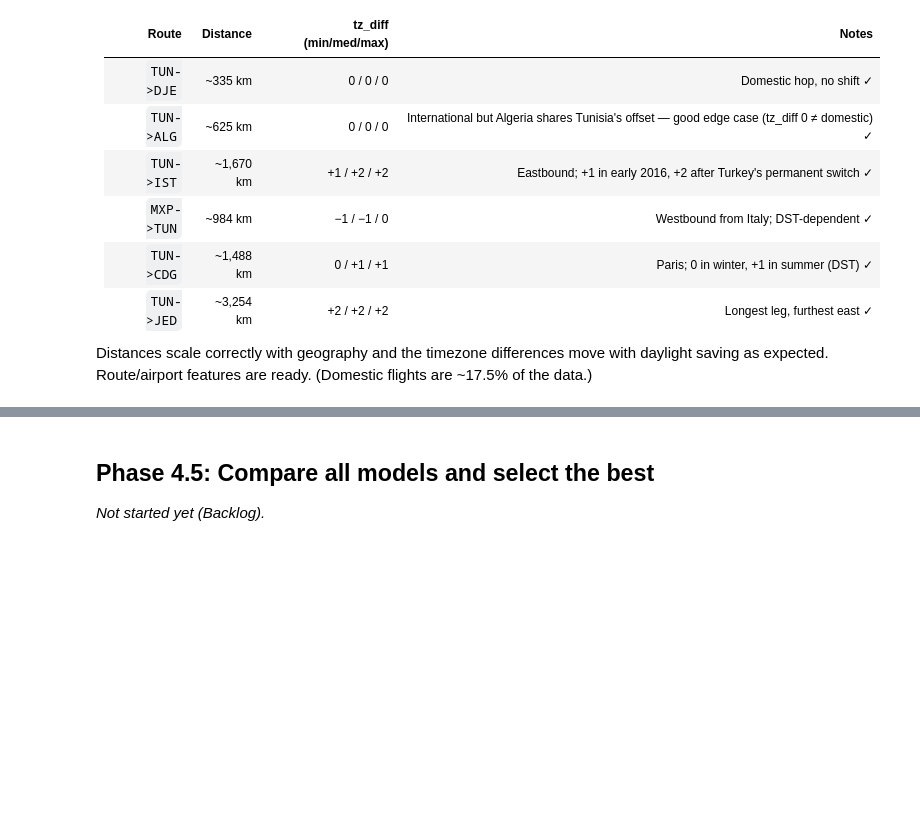
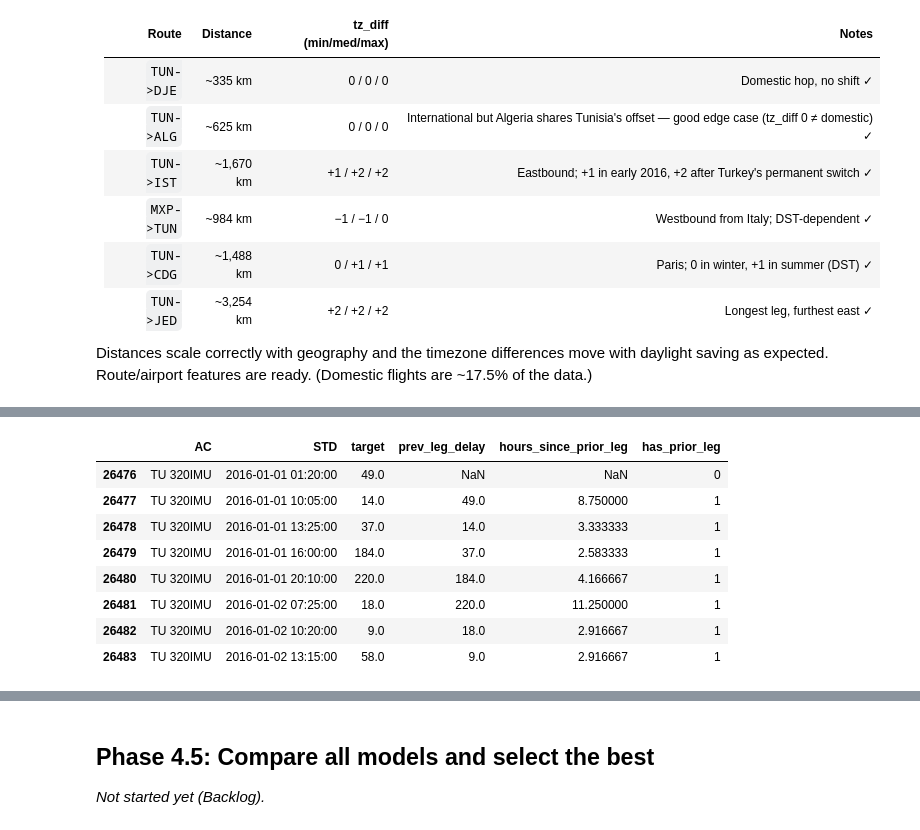
Before and after one commit to AlexDeWilde/0721-ds-ml-project-template, a Jupyter notebook: 04_flight_delay_eda_modeling.ipynb, the cells around one changed output, grey strips where cells are left out. Cells and saved outputs as stored; diff of their text form; code cells hidden in the pictures; blank space fills up the shorter version.

```diff
--- a/04_flight_delay_eda_modeling.ipynb
+++ b/04_flight_delay_eda_modeling.ipynb
@@ -855,0 +869,26 @@ Distances scale correctly with geography and the timezone differences move with
+# %%
+# Cascading-delay feature (train). Sort by aircraft, then by scheduled departure,
+# so that looking one row back within an aircraft = that plane's PREVIOUS leg --
+# a strictly earlier flight, never the current or a future one (leakage-safe).
+train = train.sort_values(["AC", "STD"]).reset_index(drop=True)
+
+_by_ac = train.groupby("AC", sort=False)
+train["prev_leg_delay"] = _by_ac["target"].shift(1)          # previous leg's delay (minutes)
+_prev_std = _by_ac["STD"].shift(1)                            # previous leg's scheduled departure
+train["hours_since_prior_leg"] = (train["STD"] - _prev_std).dt.total_seconds() / 3600
+train["has_prior_leg"] = train["prev_leg_delay"].notna().astype(int)
+
+# Peek at one busy aircraft's timeline: prev_leg_delay should equal the target on the row above.
+_ac = train["AC"].value_counts().index[0]
+train.loc[train["AC"] == _ac,
+          ["AC", "STD", "target", "prev_leg_delay", "hours_since_prior_leg", "has_prior_leg"]].head(8)
+# %% [output]
+|  | AC | STD | target | prev_leg_delay | hours_since_prior_leg | has_prior_leg |
+| 26476 | TU 320IMU | 2016-01-01 01:20:00 | 49.0 | NaN | NaN | 0 |
+| 26477 | TU 320IMU | 2016-01-01 10:05:00 | 14.0 | 49.0 | 8.750000 | 1 |
+| 26478 | TU 320IMU | 2016-01-01 13:25:00 | 37.0 | 14.0 | 3.333333 | 1 |
+| 26479 | TU 320IMU | 2016-01-01 16:00:00 | 184.0 | 37.0 | 2.583333 | 1 |
+| 26480 | TU 320IMU | 2016-01-01 20:10:00 | 220.0 | 184.0 | 4.166667 | 1 |
+| 26481 | TU 320IMU | 2016-01-02 07:25:00 | 18.0 | 220.0 | 11.250000 | 1 |
+| 26482 | TU 320IMU | 2016-01-02 10:20:00 | 9.0 | 18.0 | 2.916667 | 1 |
+| 26483 | TU 320IMU | 2016-01-02 13:15:00 | 58.0 | 9.0 | 2.916667 | 1 |
```
Also changed, not shown: parts of 49 cells of this notebook, 4 other files.
